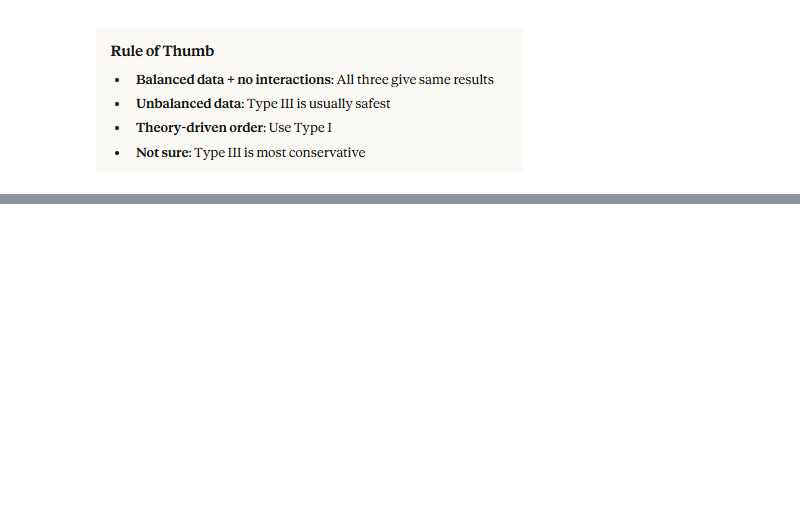
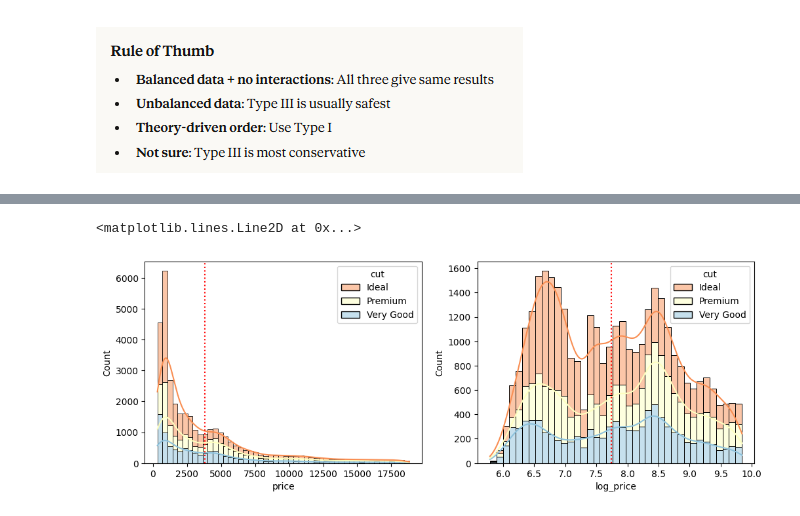
Before and after one commit to AfobCode/LearningPython, a Jupyter notebook: Regression_Analysis/ona_andtwo_way_ANOVA.ipynb, the cells around one changed output, grey strips where cells are left out. Saved outputs shown, nothing was run; the diff lists cells and outputs as text; code cells hidden in the pictures; blank space fills up the shorter version.

```diff
--- a/Regression_Analysis/ona_andtwo_way_ANOVA.ipynb
+++ b/Regression_Analysis/ona_andtwo_way_ANOVA.ipynb
@@ -254,0 +306,5 @@ sm.stats.anova_lm(price_color_model,typ = 3)
+# %%
+## Data cleaning II
+
+diamonds = diamonds_raw[(~diamonds_raw['color'].isin(['G','J'])) & (~diamonds_raw['cut'].isin(['Good','Fair']))].reset_index()
+diamonds
@@ -254,0 +337,7 @@ sm.stats.anova_lm(price_color_model,typ = 3)
+# %%
+# Will need to drop the categories 'G' and 'J' from color / remove also the categories 'Good' and 'Fair' from cut
+
+diamonds['color'] = diamonds['color'].cat.remove_categories(['G','J'])
+diamonds['cut'] = diamonds['cut'].cat.remove_categories(['Good','Fair'])
+
+diamonds['color'].values
@@ -254,0 +371,3 @@ sm.stats.anova_lm(price_color_model,typ = 3)
+# %%
+diamonds = diamonds[['cut','color','price']].reset_index(drop=True)
+diamonds.head()
@@ -254,0 +381,4 @@ sm.stats.anova_lm(price_color_model,typ = 3)
+# %%
+diamonds['log_price'] = diamonds.apply(lambda diamond: round(math.log(diamond['price']),4),axis= 1)
+
+diamonds.head()
@@ -254,0 +392,29 @@ sm.stats.anova_lm(price_color_model,typ = 3)
+# %%
+fig, axes = plt.subplots(1,2,figsize = (12,4))
+
+sns.histplot(
+    data= diamonds,
+    x = 'price',
+    hue= 'cut',
+    ax = axes[0],
+    multiple= 'stack',
+    kde=True,
+    bins = 50,
+    palette= 'RdYlBu'
+)
+
+sns.histplot(
+    data= diamonds,
+    x = 'log_price',
+    hue= 'cut',
+    multiple= 'stack',
+    ax = axes[1],
+    kde = True,
+    palette='RdYlBu'
+)
+
+axes[0].axvline(diamonds['price'].mean(),color='red',ls= ':')
+axes[1].axvline(diamonds['log_price'].mean(),color='red',ls= ':')
+# %% [output]
+<matplotlib.lines.Line2D at 0x...>
+[figure, added]
```
Also changed, not shown: parts of 32 cells of this notebook.
